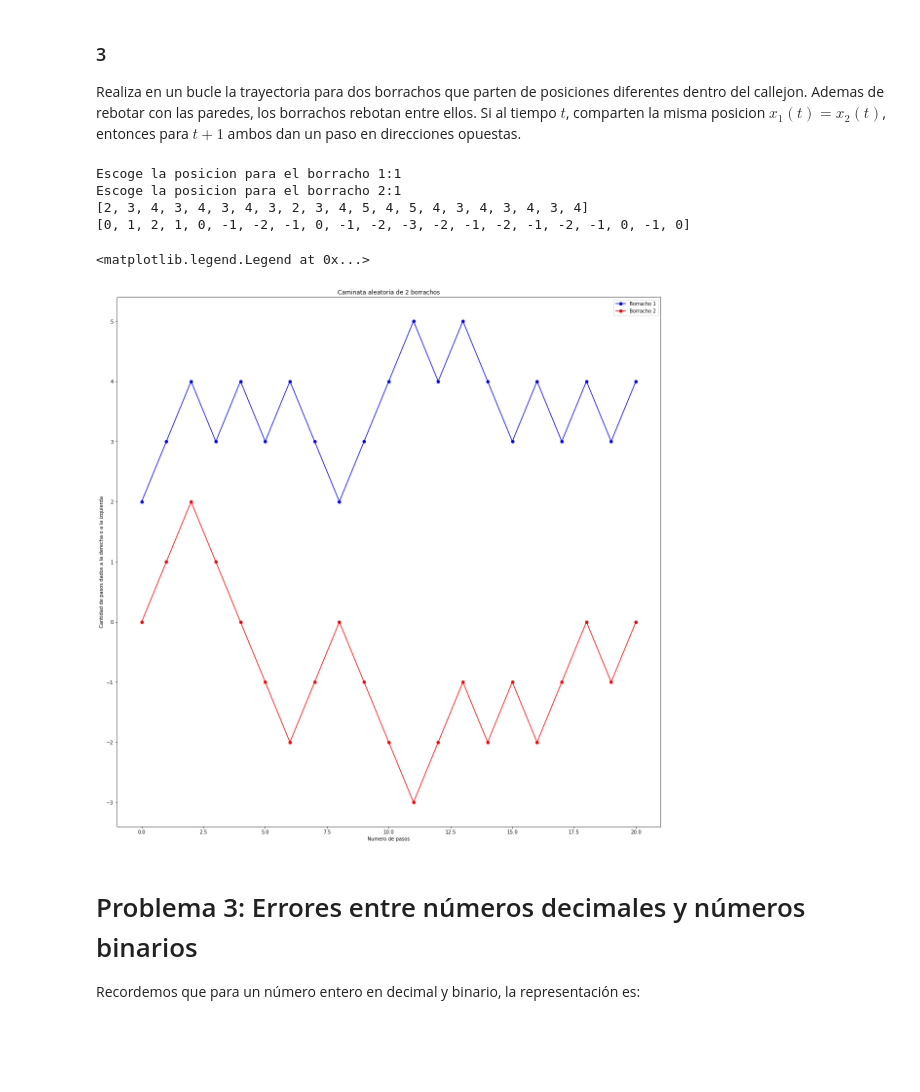
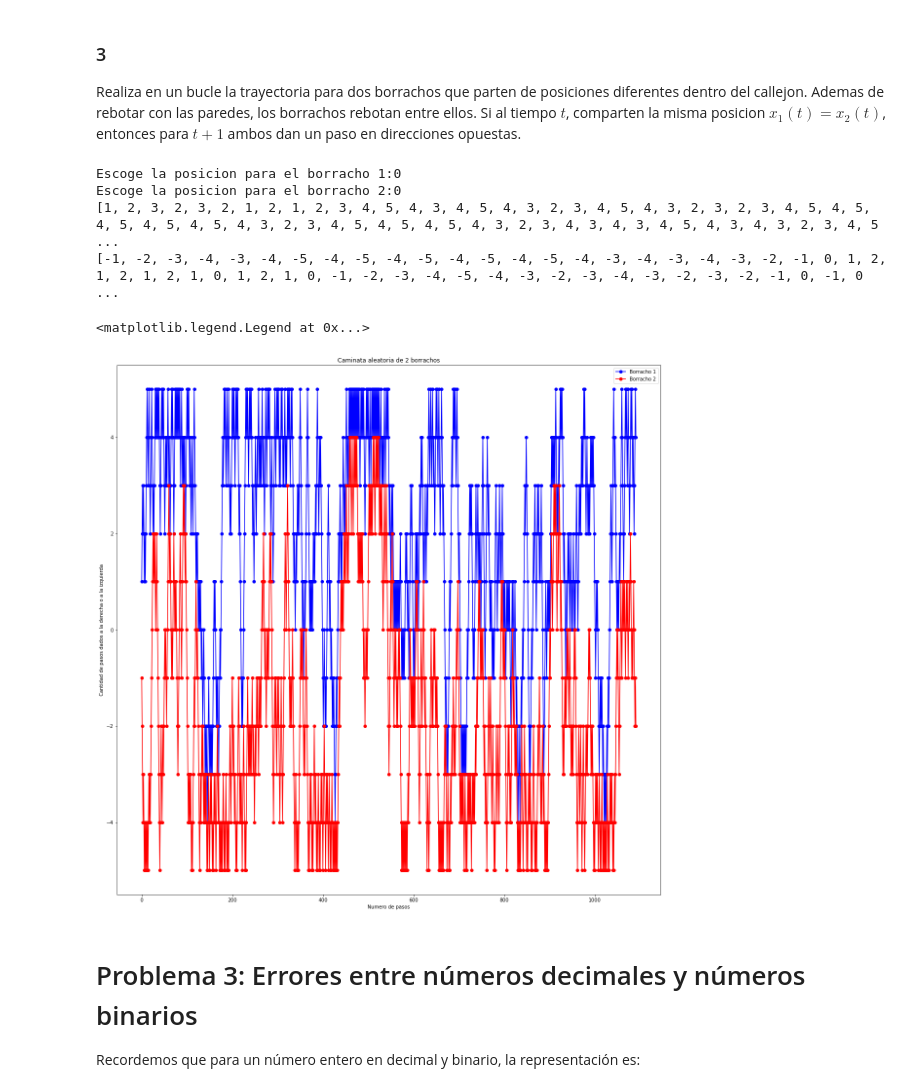
Before and after one commit to AndresAVargas/Fisica_Computacional, a Jupyter notebook: Tareas/Tarea1_FC_2022-2.ipynb, the cells around one changed output. Cells and saved outputs as stored; diff of their text form; code cells hidden in the pictures; blank space fills up the shorter version.

```diff
--- a/Tareas/Tarea1_FC_2022-2.ipynb
+++ b/Tareas/Tarea1_FC_2022-2.ipynb
@@ -288,7 +289,7 @@ y=int(input("Escoge la posicion para el borracho 2:")) # Posicion Borracho 2
 direccion=[1,-1]
 caminata1=[]
 caminata2=[]
-for t in range(20):
+for t in range(1000):
     paso1 = direccion[randint(0,2)]
     paso2 = direccion[randint(0,2)]
     paso3 = direccion[randint(0,2)]
@@ -305,38 +306,38 @@ for t in range(20):
             caminata2.append(y)
     if x<5 and x>-5:
         x+=paso1
         caminata1.append(x)
     elif x==5:
         x+=-1
         caminata1.append(x)
     elif x==-5:
         x+=1
         caminata1.append(x)
     if y<5 and y>-5:
         y+=paso2
         caminata2.append(y)
     elif y==5:
         y+=-1
         caminata2.append(y)
     elif y==-5:
         y+=1
         caminata2.append(y)
 print(caminata1)
 print(caminata2)
 fig = plt.figure(figsize=(20, 20))
 plot(caminata1, color='b', marker='o' ,label='Borracho 1')
 plot(caminata2, color='r', marker='o',label='Borracho 2')
 title('Caminata aleatoria de 2 borrachos')
 ylabel('Cantidad de pasos dados a la derecha o a la izquierda')
 xlabel('Numero de pasos')
 legend()
 # %% [output]
-Escoge la posicion para el borracho 1:1
-Escoge la posicion para el borracho 2:1
-[2, 3, 4, 3, 4, 3, 4, 3, 2, 3, 4, 5, 4, 5, 4, 3, 4, 3, 4, 3, 4]
-[0, 1, 2, 1, 0, -1, -2, -1, 0, -1, -2, -3, -2, -1, -2, -1, -2, -1, 0, -1, 0]
+Escoge la posicion para el borracho 1:0
+Escoge la posicion para el borracho 2:0
+[1, 2, 3, 2, 3, 2, 1, 2, 1, 2, 3, 4, 5, 4, 3, 4, 5, 4, 3, 2, 3, 4, 5, 4, 3, 2, 3, 2, 3, 4, 5, 4, 5, 4, 5, 4, 5, 4, 5, 4, 3, 2, 3, 4, 5, 4, 5, 4, 5, 4, 3, 2, 3, 4, 3, 4, 3, 4, 5, 4, 3, 4, 3, 2, 3, 4, 5 ...
+[-1, -2, -3, -4, -3, -4, -5, -4, -5, -4, -5, -4, -5, -4, -5, -4, -3, -4, -3, -4, -3, -2, -1, 0, 1, 2, 1, 2, 1, 2, 1, 0, 1, 2, 1, 0, -1, -2, -3, -4, -5, -4, -3, -2, -3, -4, -3, -2, -3, -2, -1, 0, -1, 0 ...
 <matplotlib.legend.Legend at 0x...>
-[figure, old version]
+[figure, new version]
 # %% [markdown]
 # Problema 3: Errores entre números decimales y números binarios
 
```
Also changed, not shown: parts of 5 cells of this notebook.
